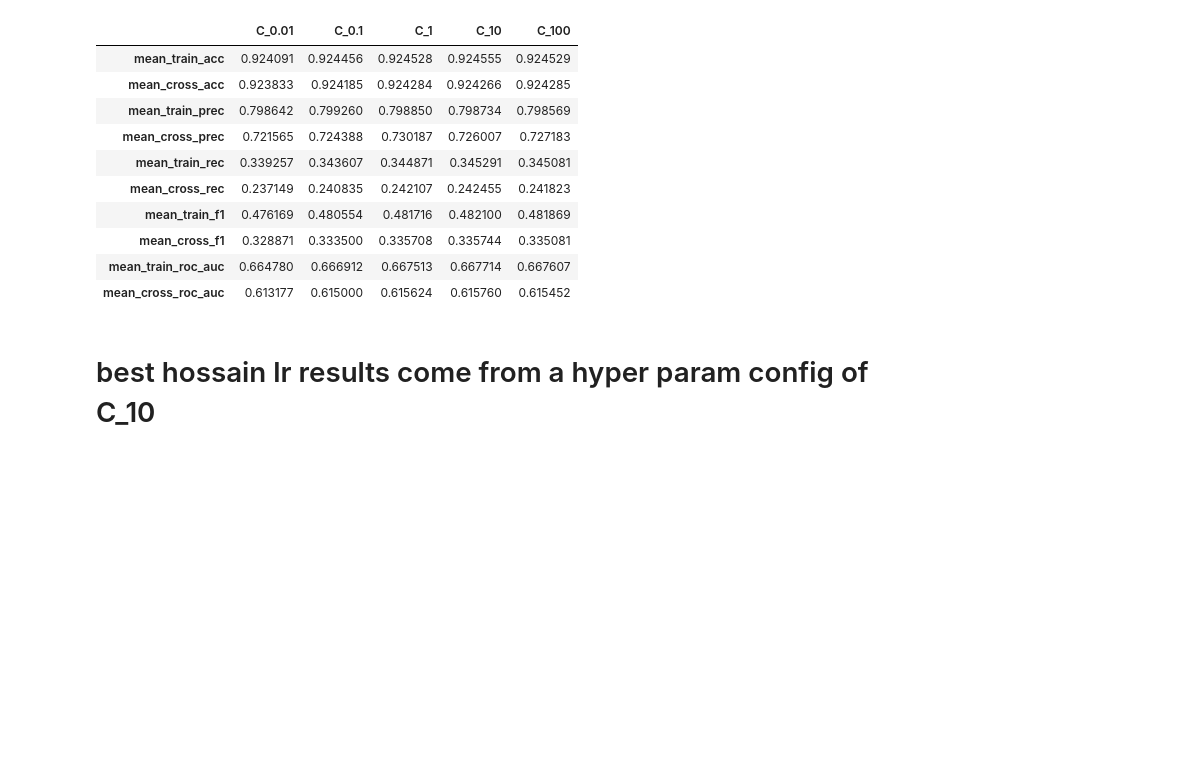
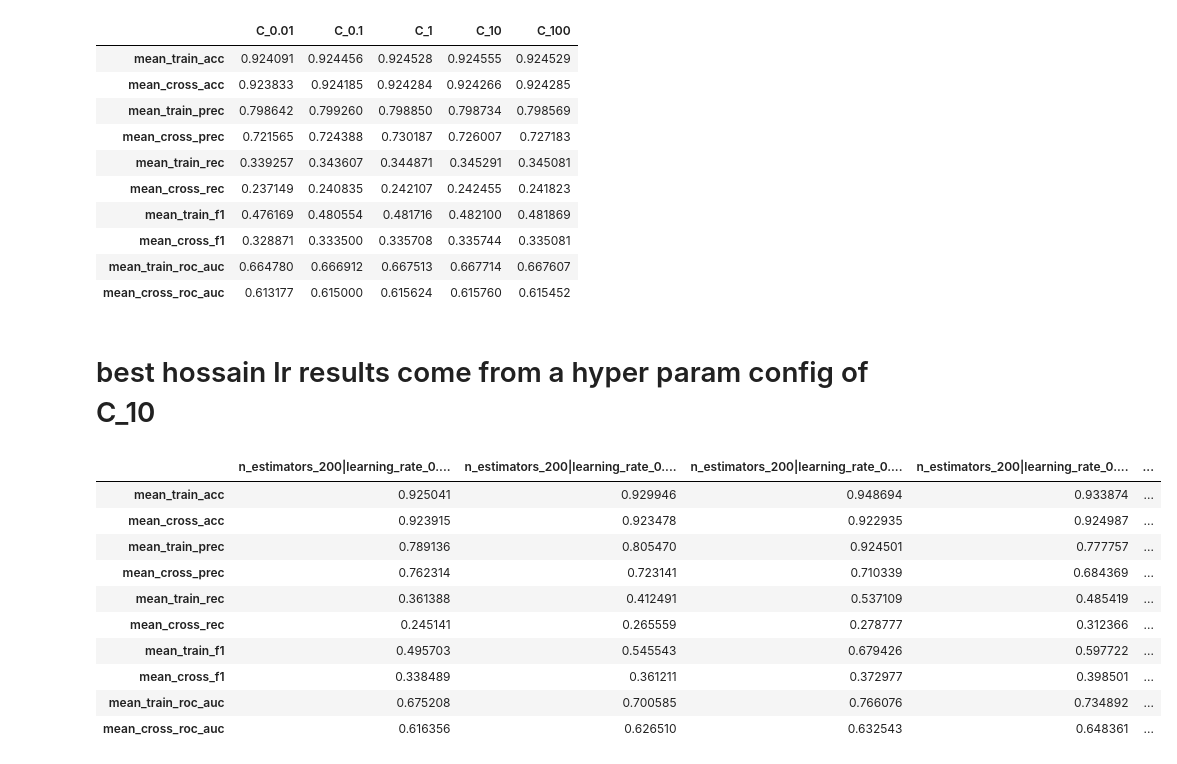
Before and after one commit to 08Aristodemus24/thesis-writing-1, a Jupyter notebook: server-side/modelling/summarization.ipynb, the cells around one changed output. Saved outputs shown, nothing was run; the diff lists cells and outputs as text; code cells hidden in the pictures; blank space fills up the shorter version.

```diff
--- a/server-side/modelling/summarization.ipynb
+++ b/server-side/modelling/summarization.ipynb
@@ -48,6 +48,24 @@ hossain_lr_results_sum
 | mean_cross_roc_auc | 0.613177 | 0.615000 | 0.615624 | 0.615760 | 0.615452 |
 # %% [markdown]
 # best hossain lr results come from a hyper param config of C_10
+# %%
+# load results.json
+hossain_gbt_results = load_results("hossain_gbt_results.json")
+hossain_gbt_results_sum = summarize_results(estimator_name="gbt", results=hossain_gbt_results)
+# %%
+hossain_gbt_results_sum
+# %% [output]
+|  | n_estimators_200|learning_rate_0.... | n_estimators_200|learning_rate_0.... | n_estimators_200|learning_rate_0.... | n_estimators_200|learning_rate_0.... | ... |
+| mean_train_acc | 0.925041 | 0.929946 | 0.948694 | 0.933874 | ... |
+| mean_cross_acc | 0.923915 | 0.923478 | 0.922935 | 0.924987 | ... |
+| mean_train_prec | 0.789136 | 0.805470 | 0.924501 | 0.777757 | ... |
+| mean_cross_prec | 0.762314 | 0.723141 | 0.710339 | 0.684369 | ... |
+| mean_train_rec | 0.361388 | 0.412491 | 0.537109 | 0.485419 | ... |
+| mean_cross_rec | 0.245141 | 0.265559 | 0.278777 | 0.312366 | ... |
+| mean_train_f1 | 0.495703 | 0.545543 | 0.679426 | 0.597722 | ... |
+| mean_cross_f1 | 0.338489 | 0.361211 | 0.372977 | 0.398501 | ... |
+| mean_train_roc_auc | 0.675208 | 0.700585 | 0.766076 | 0.734892 | ... |
+| mean_cross_roc_auc | 0.616356 | 0.626510 | 0.632543 | 0.648361 | ... |
 # %%
 from sklearn.svm import SVC
 from sklearn.linear_model import LogisticRegression
```
Also changed, not shown: 2 other files.
